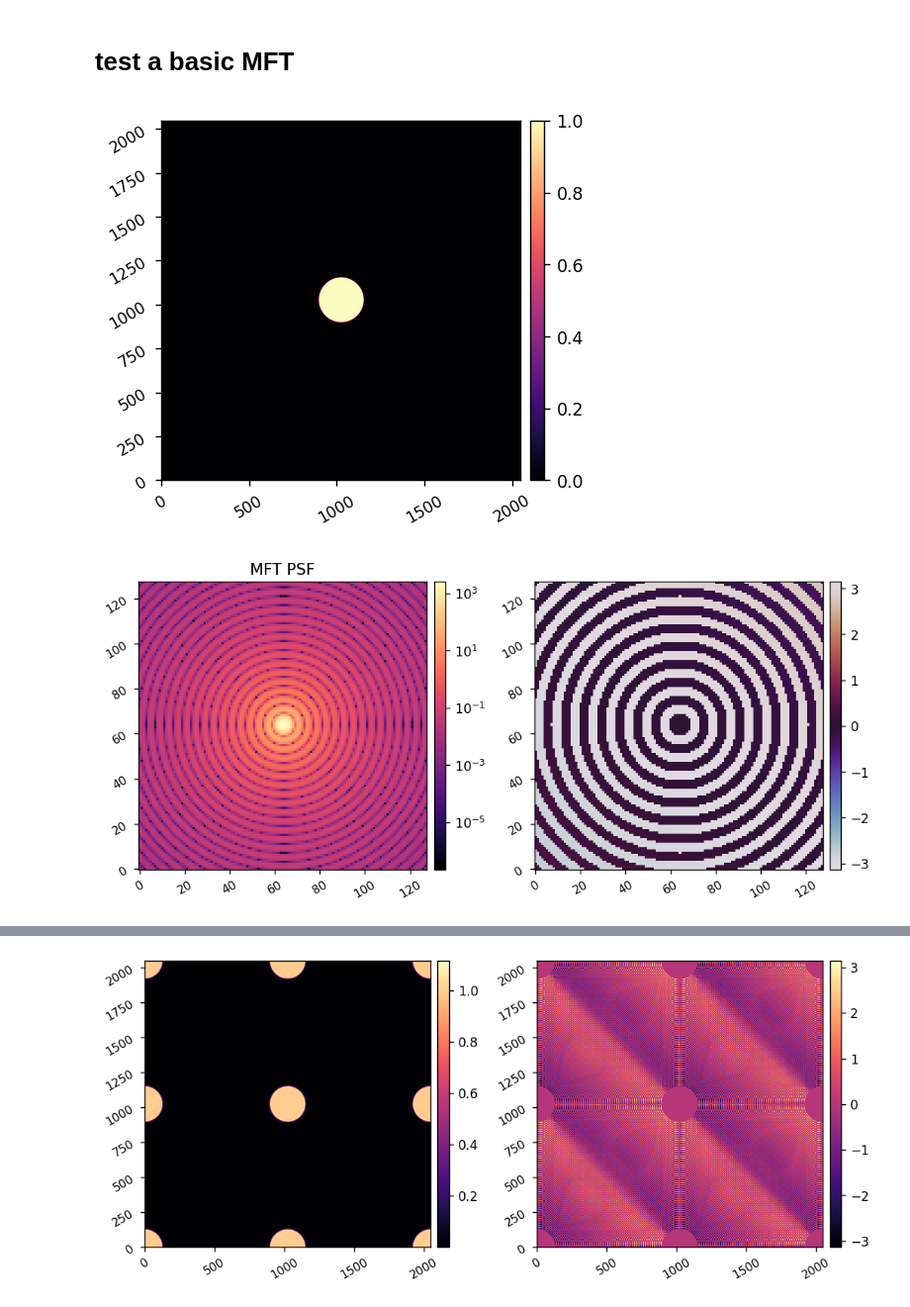
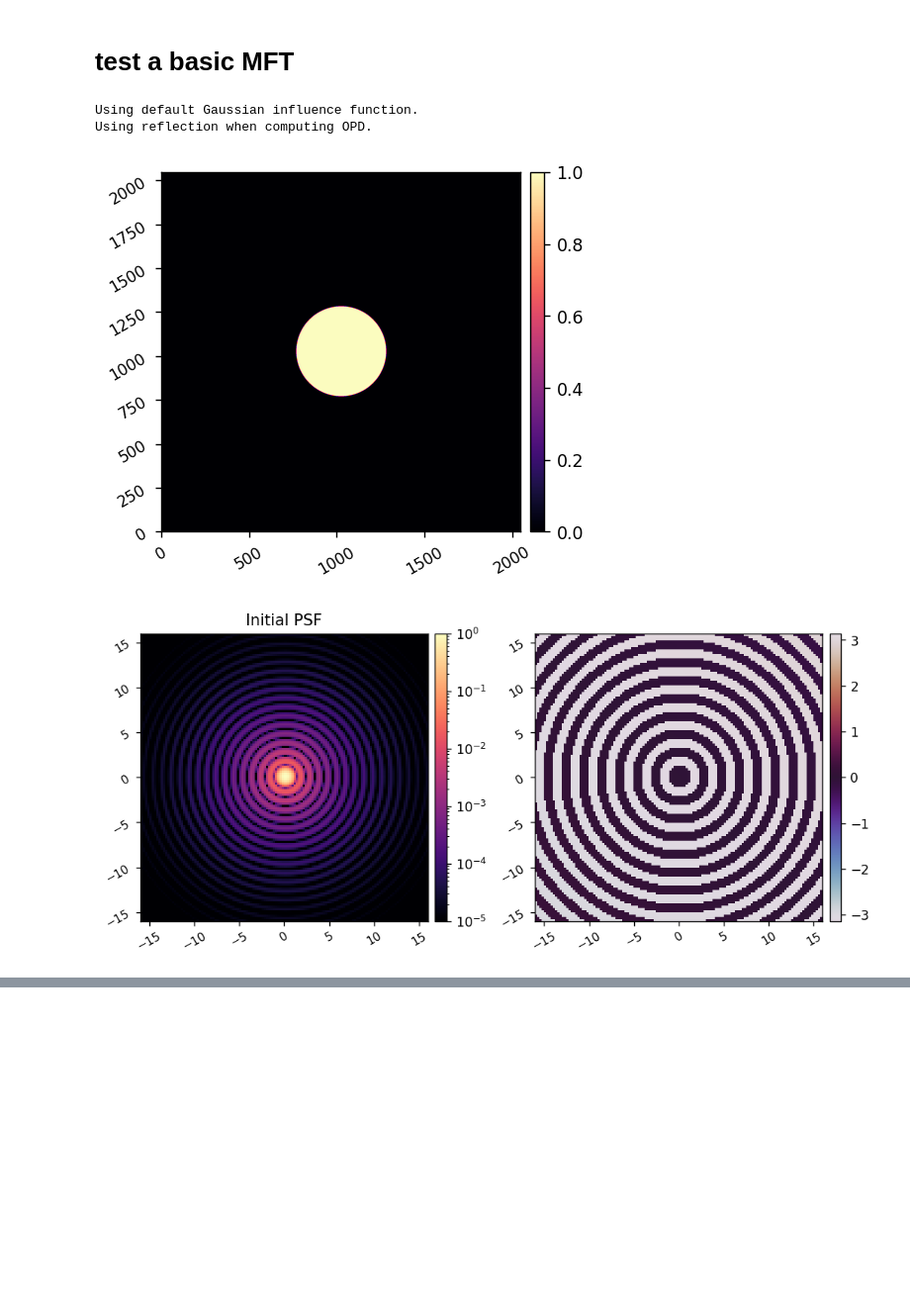
Before and after one commit to uasal/scoob-psf, a Jupyter notebook: example-notebooks/test_vortex.ipynb, the cells around one changed output, grey strips where cells are left out. Shown at 99% size. Cells and saved outputs as stored; diff of their text form; code cells hidden in the pictures; blank space fills up the shorter version.

```diff
--- a/example-notebooks/test_vortex.ipynb
+++ b/example-notebooks/test_vortex.ipynb
@@ -51,24 +52,37 @@ from matplotlib.patches import Rectangle
 # %% [markdown]
 # test a basic MFT
 # %%
+reload(cscoob)
+reload(dm)
+model = cscoob.SCOOB(npix=512, oversample=4, )
 imshow1(model.PUPIL)
 
 import poppy
 
 npix = model.npix
 oversample = model.oversample
 N = model.N
 
 nmft = 128
 mft_pixelscale_lamD = 1/4
 nlamD = nmft * mft_pixelscale_lamD * oversample
 
 fpwf = poppy.matrixDFT.matrix_dft(model.PUPIL, nlamD=nlamD, npix=nmft, centering='FFTSTYLE')
-imshow2(xp.abs(fpwf)**2, xp.angle(fpwf), f'MFT PSF', lognorm1=True, cmap2='twilight')
-imshow1(xp.abs(fpwf)**2, npix=16, lognorm=True, vmin=1e2)
 
-E_pup = poppy.matrixDFT.matrix_dft(fpwf, nlamD, model.N, inverse=True, centering='FFTSTYLE')
-imshow2(xp.abs(E_pup), xp.angle(E_pup),)
+Imax_ref = xp.max(xp.abs(fpwf)**2)
+
+fpwf = poppy.matrixDFT.matrix_dft(model.PUPIL/xp.sqrt(Imax_ref), nlamD=nlamD, npix=nmft, centering='FFTSTYLE')
+
+imshow2(xp.abs(fpwf)**2, xp.angle(fpwf), f'Initial PSF', npix=nmft, lognorm1=True, vmin1=1e-5, cmap2='twilight',
+        pxscl=mft_pixelscale_lamD)
+imshow1(xp.abs(fpwf)**2, npix=16, lognorm=True, vmin=1e-2)
+
+
+
+# E_pup = poppy.matrixDFT.matrix_dft(fpwf, nlamD, model.N, inverse=True, centering='FFTSTYLE')
+# imshow2(xp.abs(E_pup), xp.angle(E_pup),)
 # %% [output]
+Using default Gaussian influence function.
+Using reflection when computing OPD.
-[figure, old version]
+[figure, new version]
-[figure, old version]
+[figure, new version]
@@ -76,3 +90,2 @@ imshow2(xp.abs(E_pup), xp.angle(E_pup),)
-[figure, removed]
 # %%
 def apply_vortex(pupil_wavefront, Nprops=4, window_size=32, nmft=128):
```
Also changed, not shown: parts of 8 cells of this notebook, 3 other files.
